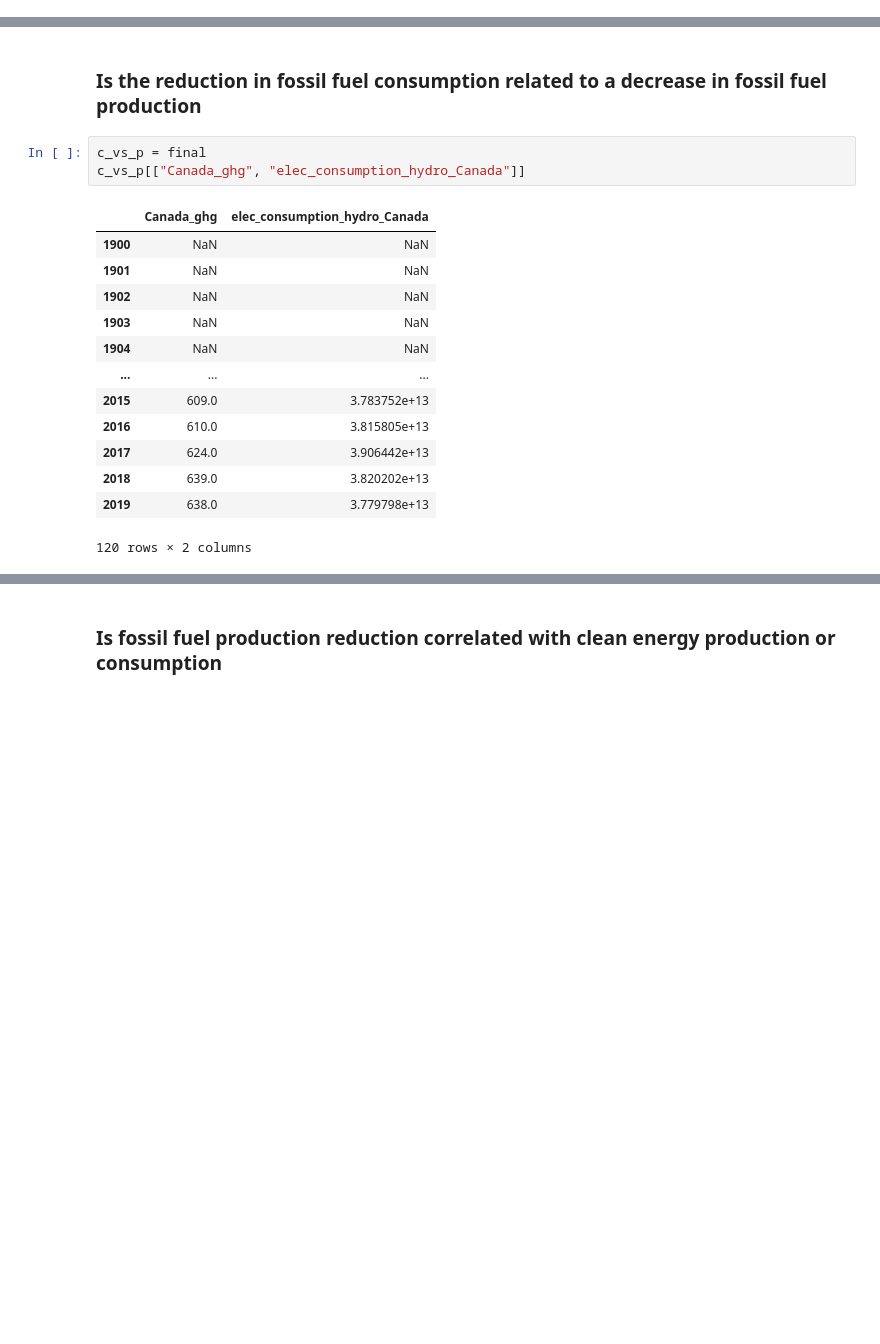
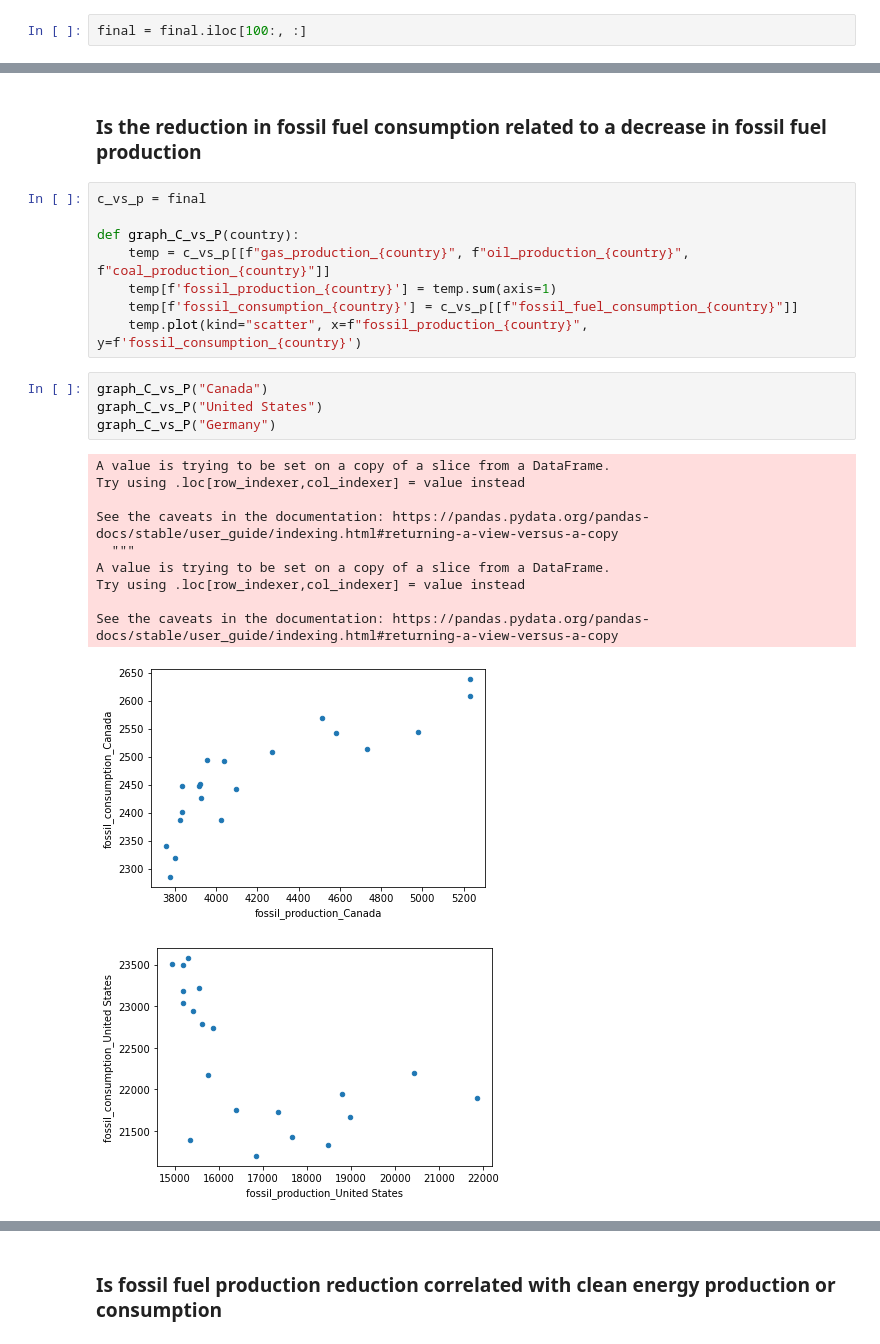
Before and after one commit to Adam-Omarali/BDC-Energy, a Jupyter notebook: InvestmentGHG.ipynb, the cells around one changed output, grey strips where cells are left out. Cells and saved outputs as stored; diff of their text form; blank space fills up the shorter version.

Commit message:
Graphing

```diff
--- a/InvestmentGHG.ipynb
+++ b/InvestmentGHG.ipynb
@@ -295,23 +301,32 @@ df.index = df.index.astype(int)
 # %%
 final = final.join(df)
+# %%
+final = final.iloc[100:, :]
 # %% [markdown]
 <h3>Does a reduction in fossil fuels consumption correlate to a reduction in GHG</h3>
 # %% [markdown]
 <h3>Is the reduction in fossil fuel consumption related to a decrease in fossil fuel production</h3>
-# %%
-c_vs_p = final
-c_vs_p[["Canada_ghg", "elec_consumption_hydro_Canada"]]
-# %% [output]
-|  | Canada_ghg | elec_consumption_hydro_Canada |
-| 1900 | NaN | NaN |
-| 1901 | NaN | NaN |
-| 1902 | NaN | NaN |
-| 1903 | NaN | NaN |
-| 1904 | NaN | NaN |
-| ... | ... | ... |
-| 2015 | 609.0 | 3.783752e+13 |
-| 2016 | 610.0 | 3.815805e+13 |
-| 2017 | 624.0 | 3.906442e+13 |
-| 2018 | 639.0 | 3.820202e+13 |
-| 2019 | 638.0 | 3.779798e+13 |
-120 rows × 2 columns
+# %%
+c_vs_p = final
+
+def graph_C_vs_P(country):
+    temp = c_vs_p[[f"gas_production_{country}", f"oil_production_{country}", f"coal_production_{country}"]]
+    temp[f'fossil_production_{country}'] = temp.sum(axis=1)
+    temp[f'fossil_consumption_{country}'] = c_vs_p[[f"fossil_fuel_consumption_{country}"]]
+    temp.plot(kind="scatter", x=f"fossil_production_{country}", y=f'fossil_consumption_{country}')
+# %%
+graph_C_vs_P("Canada")
+graph_C_vs_P("United States")
+graph_C_vs_P("Germany")
+# %% [output]
+A value is trying to be set on a copy of a slice from a DataFrame.
+Try using .loc[row_indexer,col_indexer] = value instead
+
+See the caveats in the documentation: https://pandas.pydata.org/pandas-docs/stable/user_guide/indexing.html#returning-a-view-versus-a-copy
+  """
+A value is trying to be set on a copy of a slice from a DataFrame.
+Try using .loc[row_indexer,col_indexer] = value instead
+
+See the caveats in the documentation: https://pandas.pydata.org/pandas-docs/stable/user_guide/indexing.html#returning-a-view-versus-a-copy
+[figure, added]
+[figure, added]
```
Also changed, not shown: parts of 13 cells of this notebook, 1 other file.
